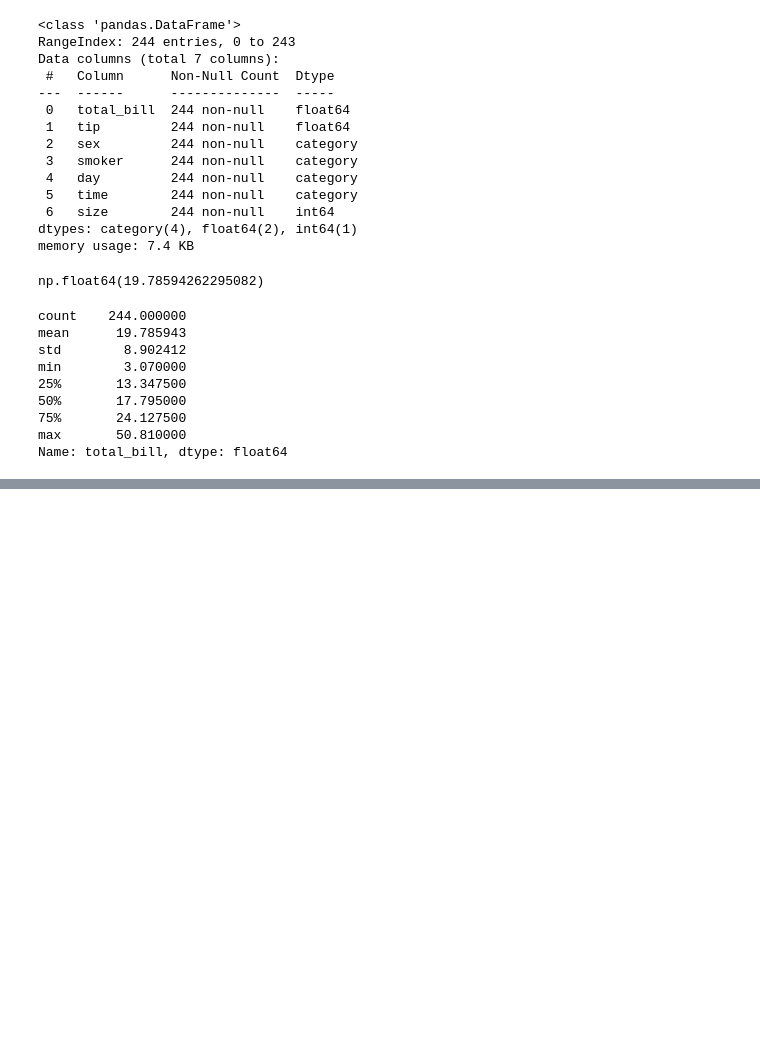
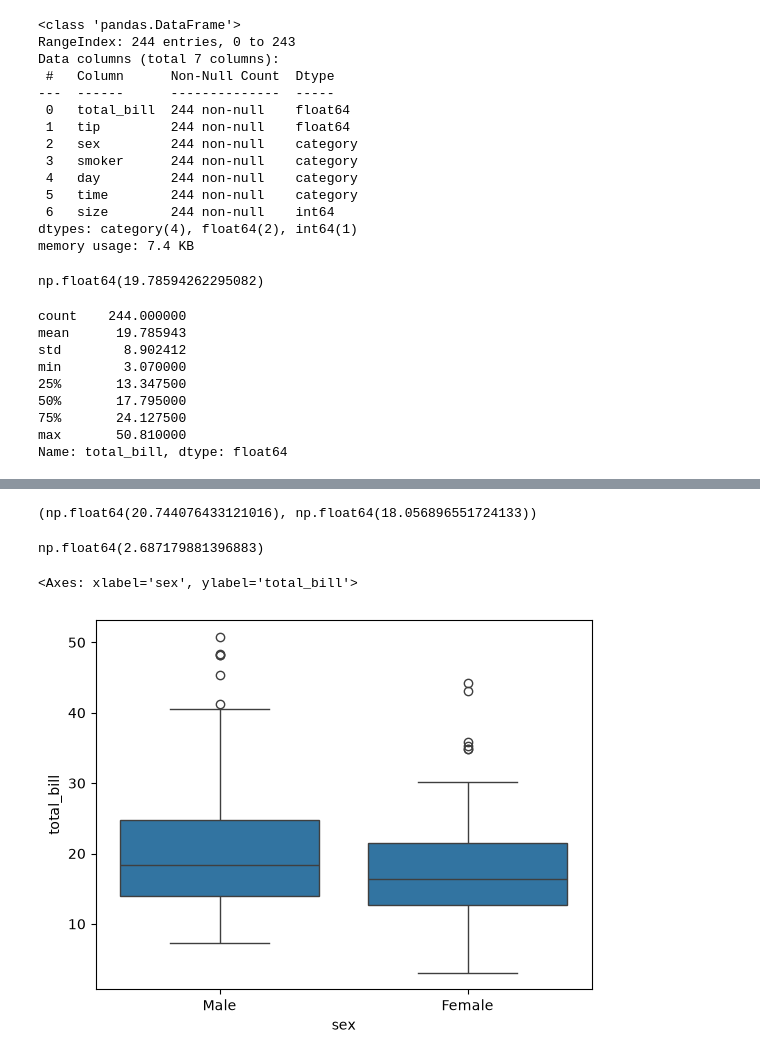
Before and after one commit to Kimchi-2025/big0611, a Jupyter notebook: py/stats.ipynb, the cells around one changed output, grey strips where cells are left out. Saved outputs shown, nothing was run; the diff lists cells and outputs as text; code cells hidden in the pictures; blank space fills up the shorter version.

```diff
--- a/py/stats.ipynb
+++ b/py/stats.ipynb
@@ -53,0 +471,13 @@ Name: total_bill, dtype: float64
+# %%
+male_bill.mean(), female_bill.mean()
+# %% [output]
+(np.float64(20.744076433121016), np.float64(18.056896551724133))
+# %%
+male_bill.mean()-female_bill.mean()
+# %% [output]
+np.float64(2.687179881396883)
+# %%
+sns.boxplot(tips, x='sex', y='total_bill')
+# %% [output]
+<Axes: xlabel='sex', ylabel='total_bill'>
+[figure, added]
```
Also changed, not shown: parts of 157 cells of this notebook, 7 other files.
